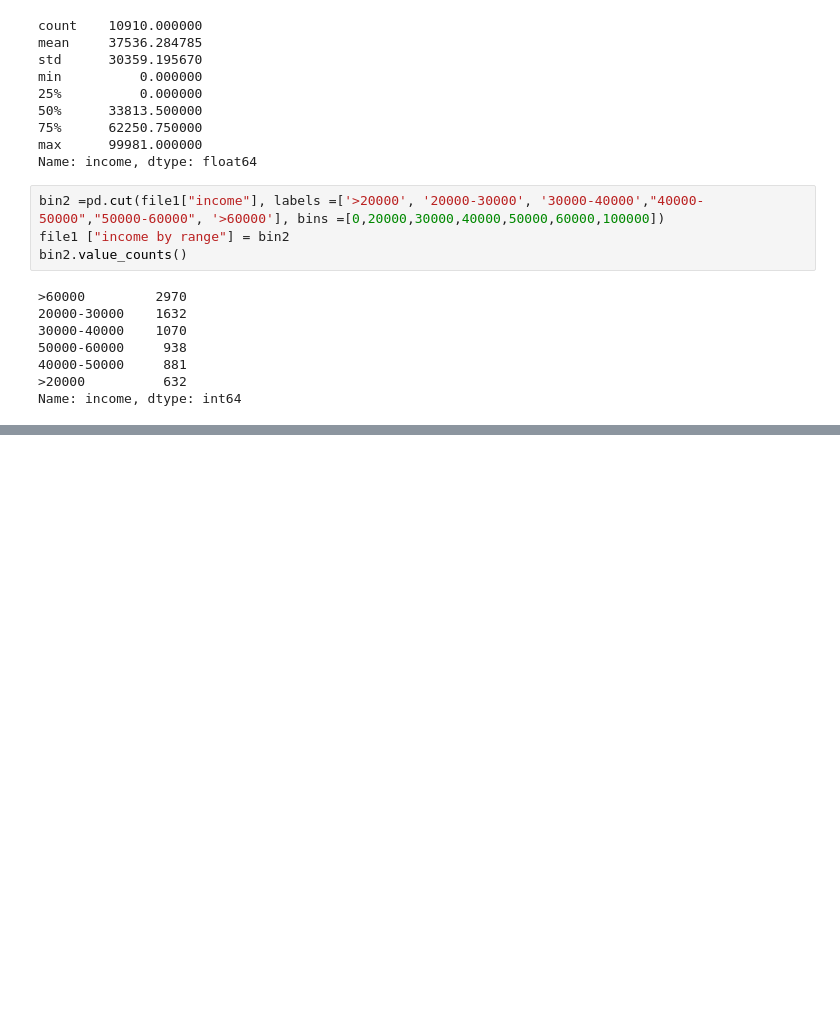
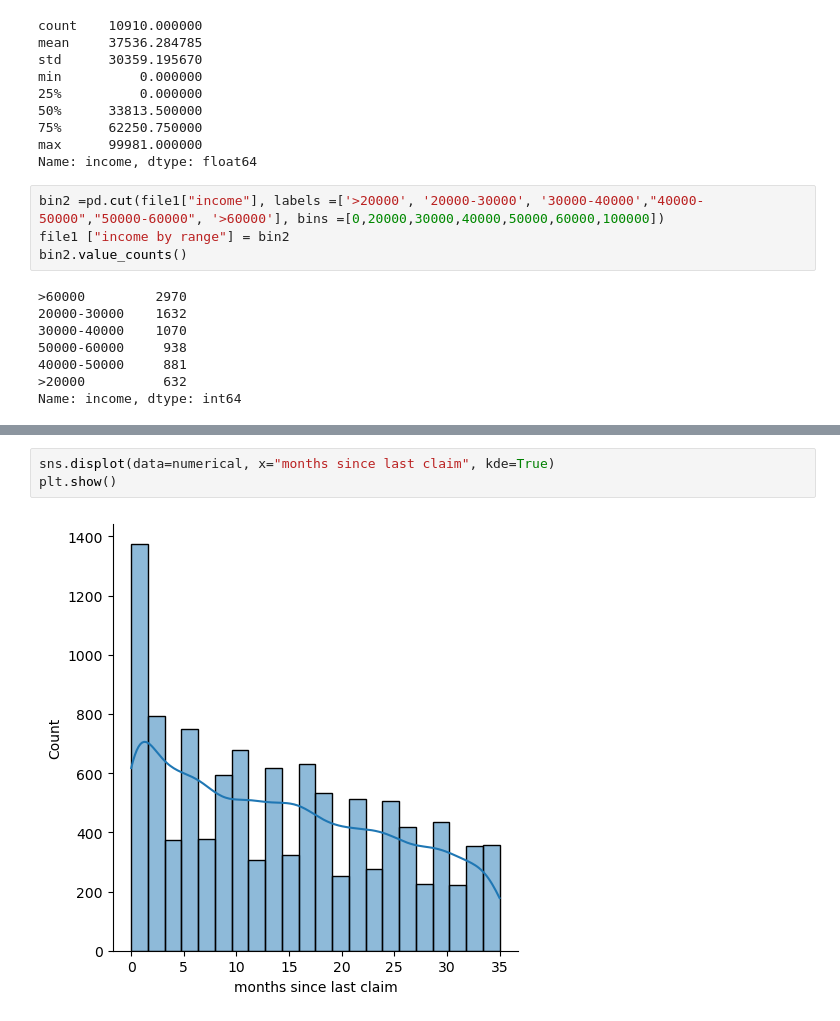
Before and after one commit to GorkaOu/lab-customer-analysis-round-2, a Jupyter notebook: files_for_lab/csv_files/Lab1 Round2.ipynb, the cells around one changed output, grey strips where cells are left out. Cells and saved outputs as stored; diff of their text form; blank space fills up the shorter version.

```diff
--- a/files_for_lab/csv_files/Lab1 Round2.ipynb
+++ b/files_for_lab/csv_files/Lab1 Round2.ipynb
@@ -473,0 +513,5 @@ sns.barplot(x="income by range", y="response rate", data=file1)
+# %%
+sns.displot(data=numerical, x="months since last claim", kde=True)
+plt.show()
+# %% [output]
+[figure, added]
```
Also changed, not shown: parts of 37 cells of this notebook.
